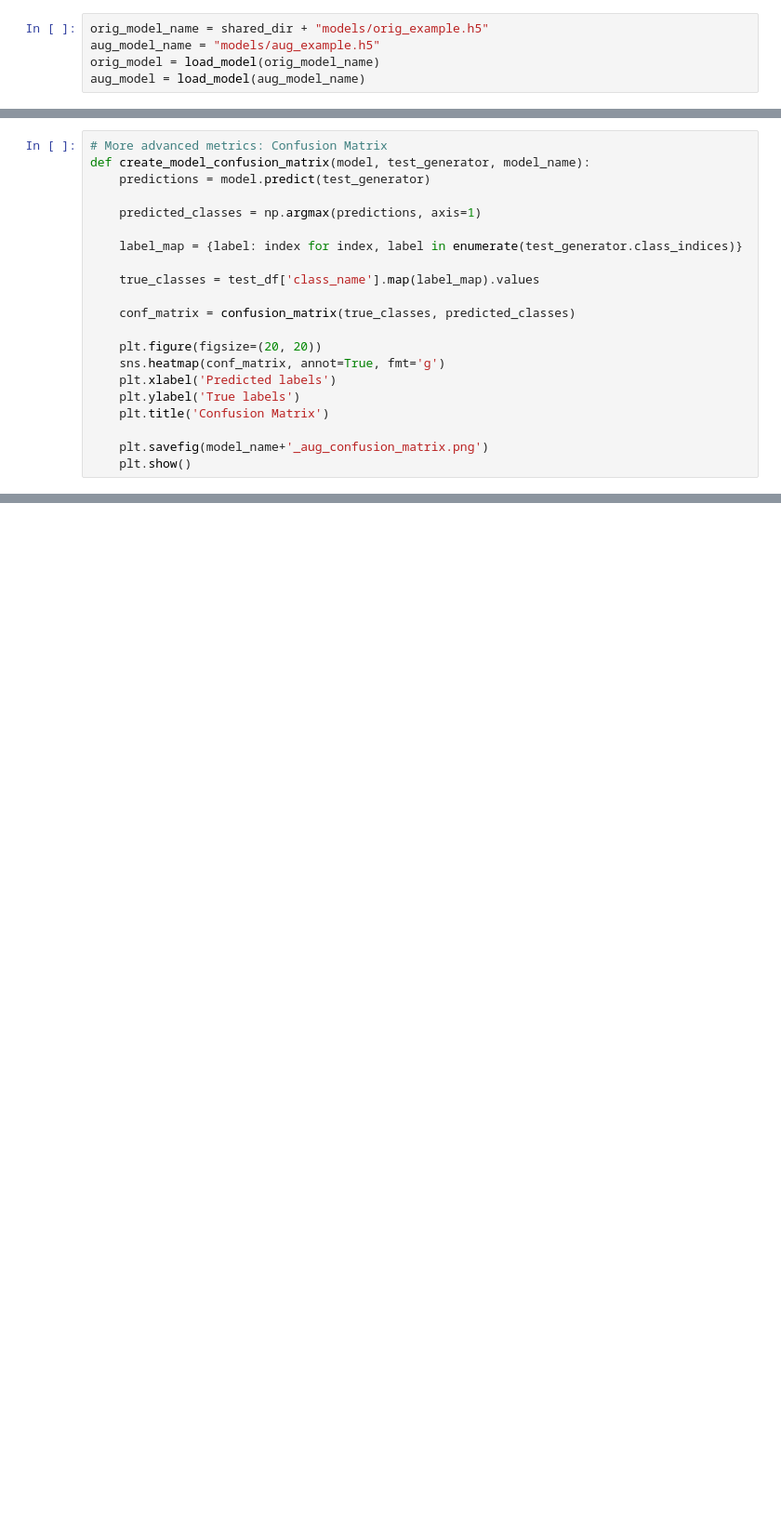
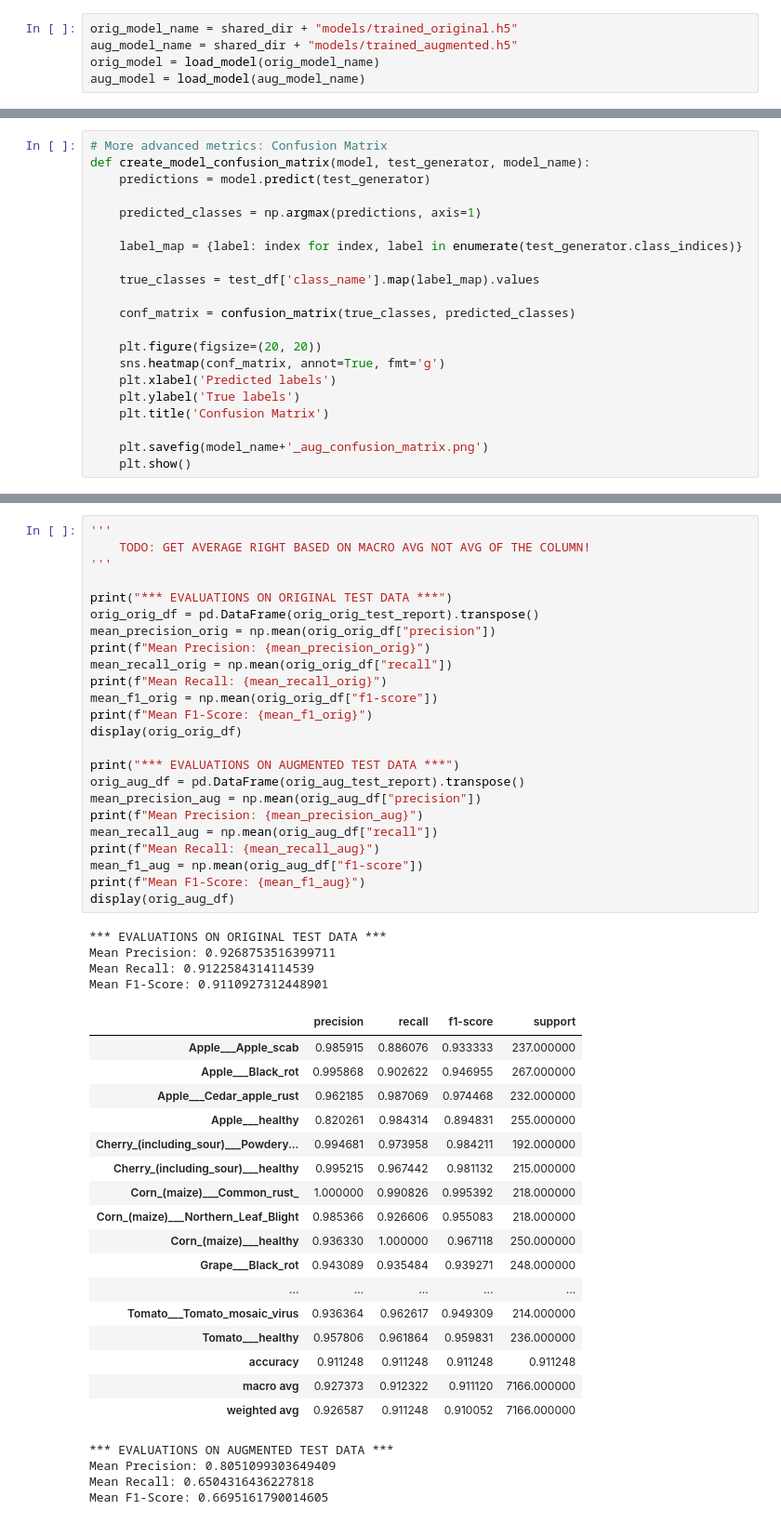
Before and after one commit to kkogan/cs435_Project, a Jupyter notebook: analysis/model_eval.ipynb, the cells around one changed output, grey strips where cells are left out. Shown: that part at 93% size. Drawn from its saved outputs; the diff is of its cells as text; blank space fills up the shorter version.

```diff
--- a/analysis/model_eval.ipynb
+++ b/analysis/model_eval.ipynb
@@ -21,8 +25,8 @@ aug_test = "splits/augmented/aug_test.csv"
 orig_test_path = shared_dir+image_dir+orig_test
 aug_test_path = shared_dir+image_dir+aug_test
 # %%
-orig_model_name = shared_dir + "models/orig_example.h5"
-aug_model_name = "models/aug_example.h5"
+orig_model_name = shared_dir + "models/trained_original.h5"
+aug_model_name = shared_dir + "models/trained_augmented.h5"
 orig_model = load_model(orig_model_name)
 aug_model = load_model(aug_model_name)
 # %%
@@ -105,0 +116,50 @@ NameError: name 'orig_model' is not defined
+# %%
+'''
+    TODO: GET AVERAGE RIGHT BASED ON MACRO AVG NOT AVG OF THE COLUMN!
+'''
+
+print("*** EVALUATIONS ON ORIGINAL TEST DATA ***")
+orig_orig_df = pd.DataFrame(orig_orig_test_report).transpose()
+mean_precision_orig = np.mean(orig_orig_df["precision"])
+print(f"Mean Precision: {mean_precision_orig}")
+mean_recall_orig = np.mean(orig_orig_df["recall"])
+print(f"Mean Recall: {mean_recall_orig}")
+mean_f1_orig = np.mean(orig_orig_df["f1-score"])
+print(f"Mean F1-Score: {mean_f1_orig}")
+display(orig_orig_df)
+
+print("*** EVALUATIONS ON AUGMENTED TEST DATA ***")
+orig_aug_df = pd.DataFrame(orig_aug_test_report).transpose()
+mean_precision_aug = np.mean(orig_aug_df["precision"])
+print(f"Mean Precision: {mean_precision_aug}")
+mean_recall_aug = np.mean(orig_aug_df["recall"])
+print(f"Mean Recall: {mean_recall_aug}")
+mean_f1_aug = np.mean(orig_aug_df["f1-score"])
+print(f"Mean F1-Score: {mean_f1_aug}")
+display(orig_aug_df)
+# %% [output]
+*** EVALUATIONS ON ORIGINAL TEST DATA ***
+Mean Precision: 0.9268753516399711
+Mean Recall: 0.9122584314114539
+Mean F1-Score: 0.9110927312448901
+|  | precision | recall | f1-score | support |
+| Apple___Apple_scab | 0.985915 | 0.886076 | 0.933333 | 237.000000 |
+| Apple___Black_rot | 0.995868 | 0.902622 | 0.946955 | 267.000000 |
+| Apple___Cedar_apple_rust | 0.962185 | 0.987069 | 0.974468 | 232.000000 |
+| Apple___healthy | 0.820261 | 0.984314 | 0.894831 | 255.000000 |
+| Cherry_(including_sour)___Powdery... | 0.994681 | 0.973958 | 0.984211 | 192.000000 |
+| Cherry_(including_sour)___healthy | 0.995215 | 0.967442 | 0.981132 | 215.000000 |
+| Corn_(maize)___Common_rust_ | 1.000000 | 0.990826 | 0.995392 | 218.000000 |
+| Corn_(maize)___Northern_Leaf_Blight | 0.985366 | 0.926606 | 0.955083 | 218.000000 |
+| Corn_(maize)___healthy | 0.936330 | 1.000000 | 0.967118 | 250.000000 |
+| Grape___Black_rot | 0.943089 | 0.935484 | 0.939271 | 248.000000 |
+| ... | ... | ... | ... | ... |
+| Tomato___Tomato_mosaic_virus | 0.936364 | 0.962617 | 0.949309 | 214.000000 |
+| Tomato___healthy | 0.957806 | 0.961864 | 0.959831 | 236.000000 |
+| accuracy | 0.911248 | 0.911248 | 0.911248 | 0.911248 |
+| macro avg | 0.927373 | 0.912322 | 0.911120 | 7166.000000 |
+| weighted avg | 0.926587 | 0.911248 | 0.910052 | 7166.000000 |
+*** EVALUATIONS ON AUGMENTED TEST DATA ***
+Mean Precision: 0.8051099303649409
+Mean Recall: 0.6504316436227818
+Mean F1-Score: 0.6695161790014605
```
Also changed, not shown: parts of 6 cells of this notebook.
